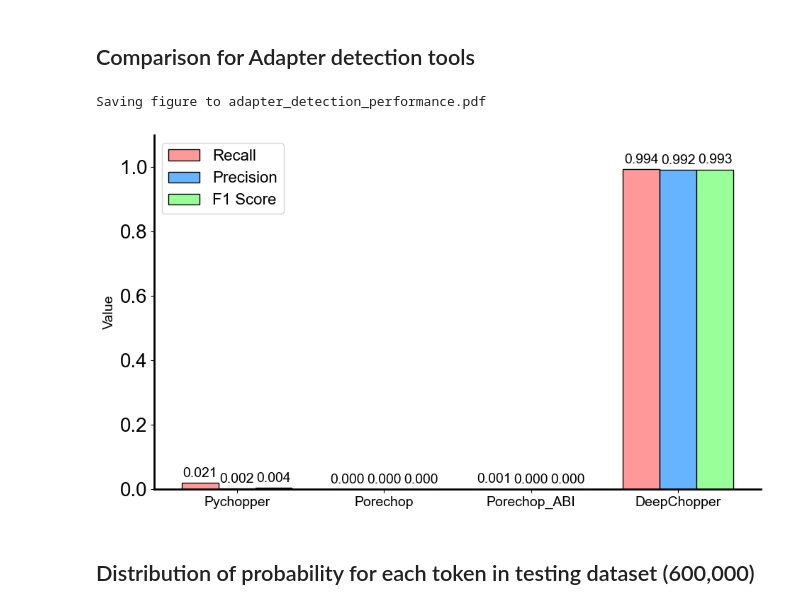
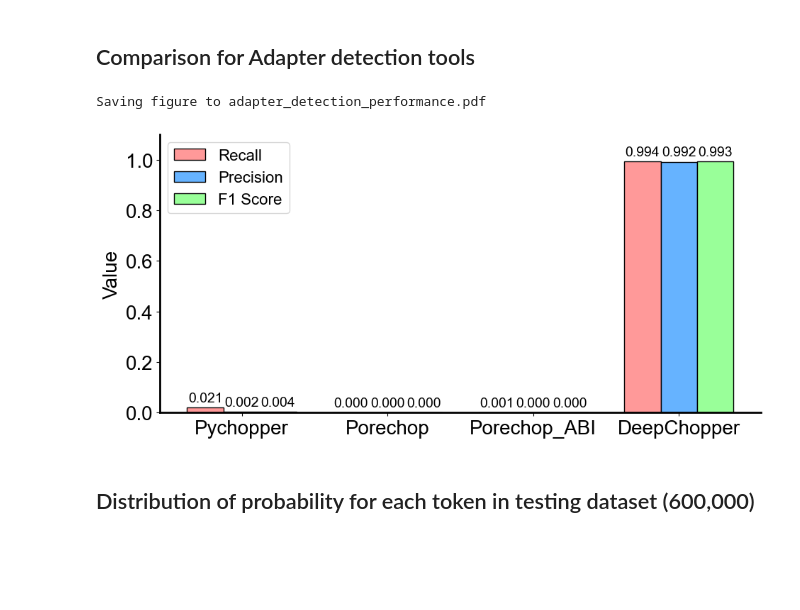
Before and after one commit to cauliyang/deepchopper-paper, a Jupyter notebook: figures/figures.ipynb, the cells around one changed output. Drawn from its saved outputs; the diff is of its cells as text; code cells hidden in the pictures; blank space fills up the shorter version.

Commit message:
add figures

```diff
--- a/figures/figures.ipynb
+++ b/figures/figures.ipynb
@@ -2955,10 +2955,10 @@ def draw_performance_for_adapter_detections(figsize=(10, 6), colors=[
 
     # Add labels, title, and legend
     # ax.set_xlabel('Tools', fontsize=12)
-    ax.set_ylabel("Value", fontsize=14)
+    ax.set_ylabel("Value")
     # ax.set_title('Performance Comparison of Adapter Detection Tools', fontsize=14)
     ax.set_xticks(x)
-    ax.set_xticklabels(tools, fontsize=14)
+    ax.set_xticklabels(tools)
     ax.set_ylim(0, 1.1)
     sns.despine(trim=False)
     ax.legend()
@@ -2987,10 +2987,10 @@ def draw_performance_for_adapter_detections(figsize=(10, 6), colors=[
         print(f"Saving figure to {figname}")
         plt.savefig(f"{figname}", dpi=300)
 # %%
-draw_performance_for_adapter_detections()
+draw_performance_for_adapter_detections(figsize=(10,5))
 # %% [output]
 Saving figure to adapter_detection_performance.pdf
-[figure, old version]
+[figure, new version]
 # %% [markdown]
 ## Distribution of probability for each token in testing dataset (600,000)
 # %%
```
Also changed, not shown: 7 other files.
